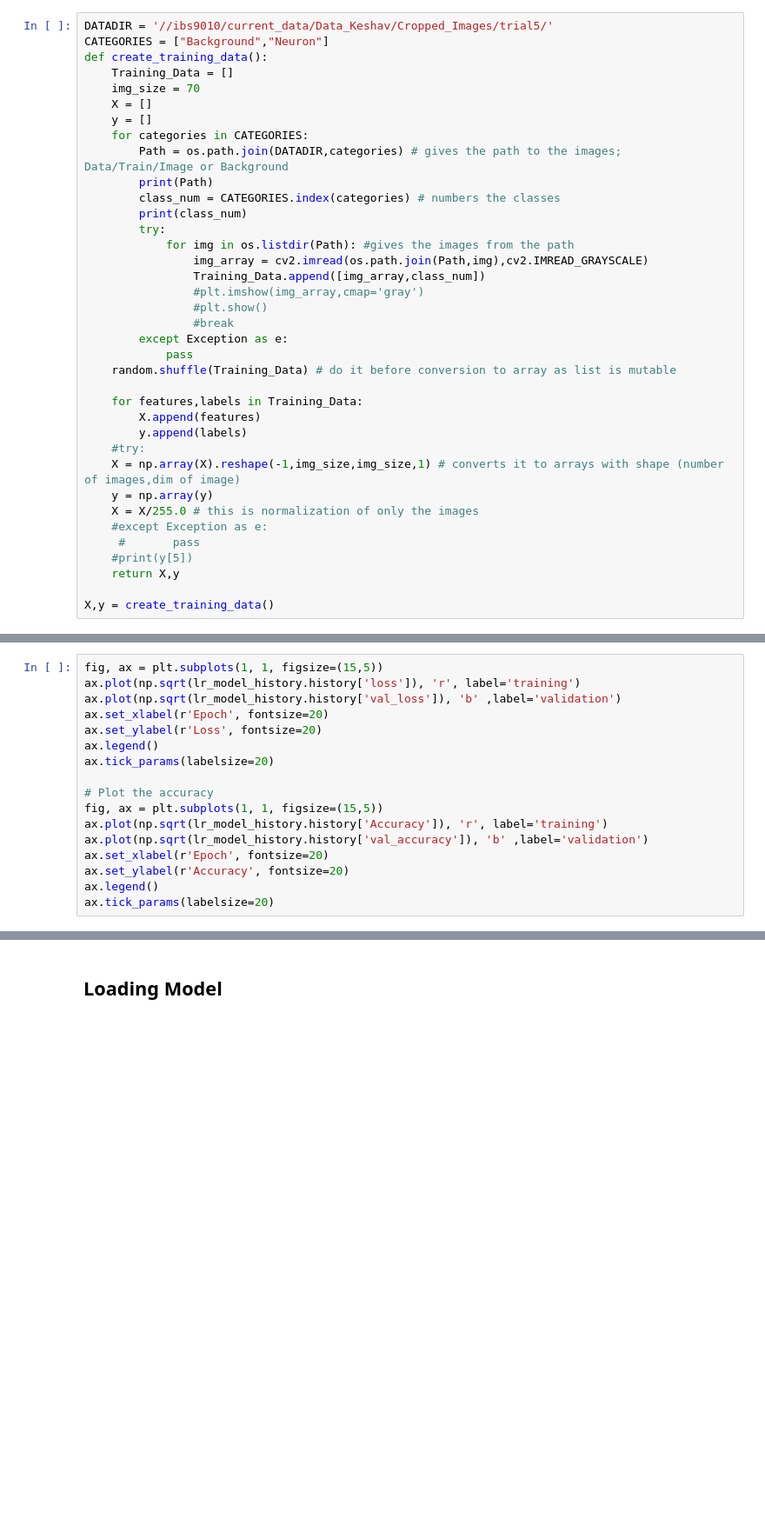
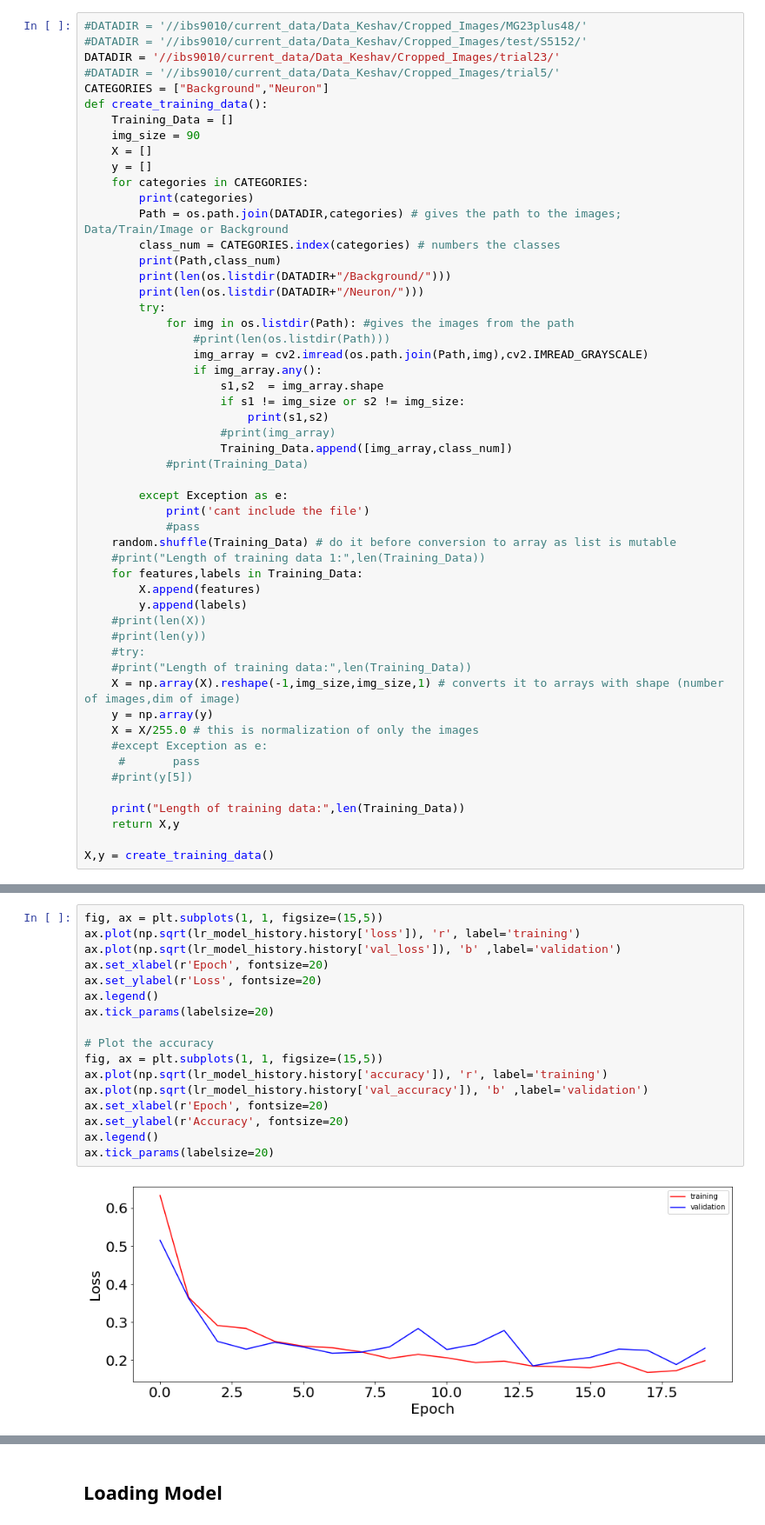
Before and after one commit to keshavprasadgubbi/RabiesDetection, a Jupyter notebook: Binary_Classification_ModelB-V3.ipynb, the cells around one changed output, grey strips where cells are left out. Shown: that part at 87% size. Drawn from its saved outputs; the diff is of its cells as text; blank space fills up the shorter version.

Commit message:
extended v3 version of model

```diff
--- a/Binary_Classification_ModelB-V3.ipynb
+++ b/Binary_Classification_ModelB-V3.ipynb
@@ -19,37 +14,53 @@ ModuleNotFoundError: No module named 'keras'
 # %%
-DATADIR = '//ibs9010/current_data/Data_Keshav/Cropped_Images/trial5/'
+#DATADIR = '//ibs9010/current_data/Data_Keshav/Cropped_Images/MG23plus48/'
+#DATADIR = '//ibs9010/current_data/Data_Keshav/Cropped_Images/test/S5152/'
+DATADIR = '//ibs9010/current_data/Data_Keshav/Cropped_Images/trial23/'
+#DATADIR = '//ibs9010/current_data/Data_Keshav/Cropped_Images/trial5/'
 CATEGORIES = ["Background","Neuron"]
 def create_training_data():
     Training_Data = []
-    img_size = 70
+    img_size = 90
     X = []
     y = []
     for categories in CATEGORIES:
+        print(categories)
         Path = os.path.join(DATADIR,categories) # gives the path to the images; Data/Train/Image or Background
-        print(Path)
         class_num = CATEGORIES.index(categories) # numbers the classes
-        print(class_num)
+        print(Path,class_num)
+        print(len(os.listdir(DATADIR+"/Background/")))
+        print(len(os.listdir(DATADIR+"/Neuron/")))
         try:
             for img in os.listdir(Path): #gives the images from the path
+                #print(len(os.listdir(Path)))
                 img_array = cv2.imread(os.path.join(Path,img),cv2.IMREAD_GRAYSCALE)
-                Training_Data.append([img_array,class_num])
-                #plt.imshow(img_array,cmap='gray')
-                #plt.show()
-                #break
+                if img_array.any():
+                    s1,s2  = img_array.shape
+                    if s1 != img_size or s2 != img_size:
+                        print(s1,s2)
+                    #print(img_array)
+                    Training_Data.append([img_array,class_num])
+            #print(Training_Data)
+
         except Exception as e:
-            pass
+            print('cant include the file')
+            #pass
     random.shuffle(Training_Data) # do it before conversion to array as list is mutable
-
+    #print("Length of training data 1:",len(Training_Data))
     for features,labels in Training_Data:
         X.append(features)
         y.append(labels)
+    #print(len(X))
+    #print(len(y))
     #try:
+    #print("Length of training data:",len(Training_Data))
     X = np.array(X).reshape(-1,img_size,img_size,1) # converts it to arrays with shape (number of images,dim of image)
     y = np.array(y)
     X = X/255.0 # this is normalization of only the images
     #except Exception as e:
      #       pass
     #print(y[5])
+
+    print("Length of training data:",len(Training_Data))
     return X,y
 
 X,y = create_training_data()
@@ -118,17 +164,19 @@ model.save("//ibs9010/current_data/Data_Keshav/image/Classification_model/Neuron
 # %%
 fig, ax = plt.subplots(1, 1, figsize=(15,5))
 ax.plot(np.sqrt(lr_model_history.history['loss']), 'r', label='training')
 ax.plot(np.sqrt(lr_model_history.history['val_loss']), 'b' ,label='validation')
 ax.set_xlabel(r'Epoch', fontsize=20)
 ax.set_ylabel(r'Loss', fontsize=20)
 ax.legend()
 ax.tick_params(labelsize=20)
 
 # Plot the accuracy
 fig, ax = plt.subplots(1, 1, figsize=(15,5))
-ax.plot(np.sqrt(lr_model_history.history['Accuracy']), 'r', label='training')
+ax.plot(np.sqrt(lr_model_history.history['accuracy']), 'r', label='training')
 ax.plot(np.sqrt(lr_model_history.history['val_accuracy']), 'b' ,label='validation')
 ax.set_xlabel(r'Epoch', fontsize=20)
 ax.set_ylabel(r'Accuracy', fontsize=20)
 ax.legend()
 ax.tick_params(labelsize=20)
+# %% [output]
+[figure, added]
```
Also changed, not shown: parts of 15 cells of this notebook.
